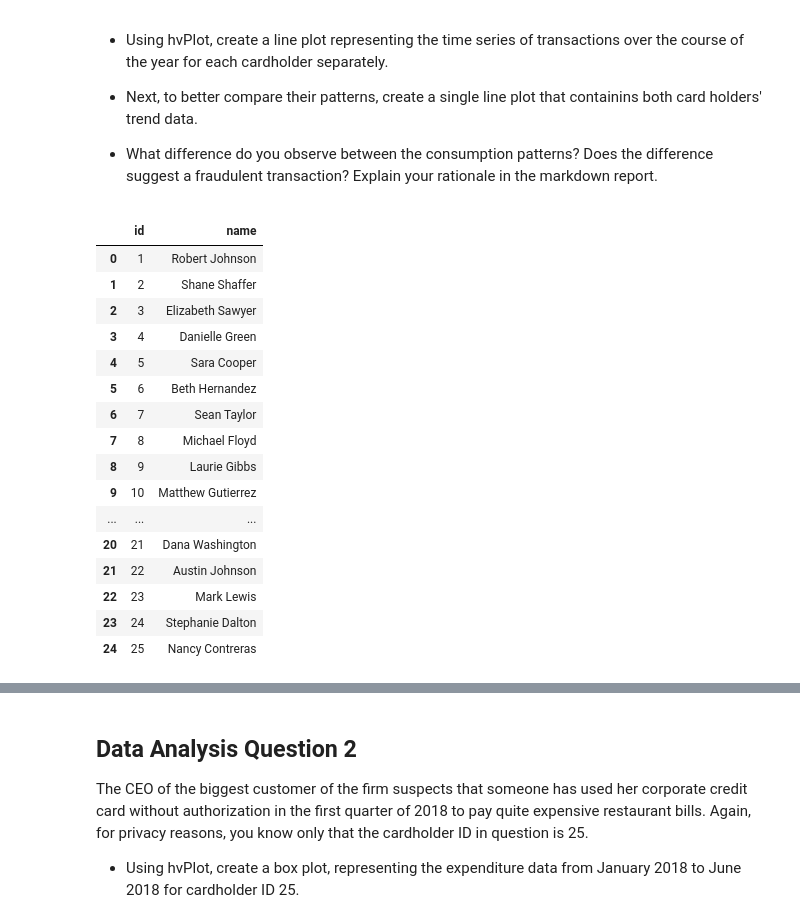
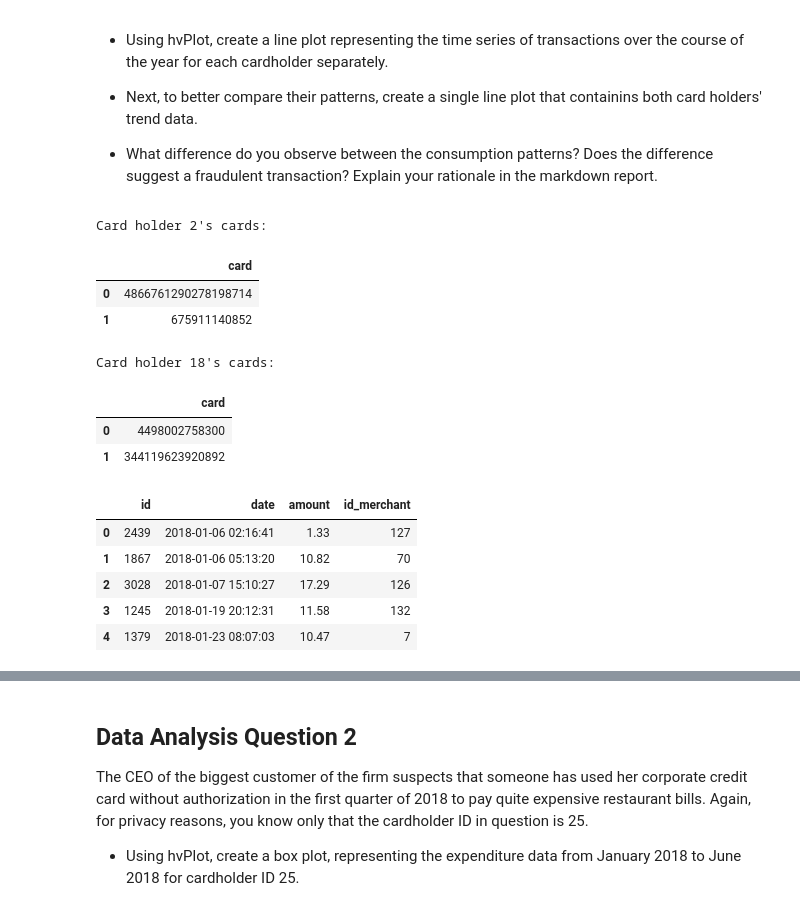
Before and after one commit to MontgomeryG/python-homework, a Jupyter notebook: Module 7 Challenge/Starter_Files/visual_data_analysis.ipynb, the cells around one changed output, grey strips where cells are left out. Cells and saved outputs as stored; diff of their text form; code cells hidden in the pictures.

```diff
--- a/Module 7 Challenge/Starter_Files/visual_data_analysis.ipynb
+++ b/Module 7 Challenge/Starter_Files/visual_data_analysis.ipynb
@@ -124,30 +121,40 @@ The two most important customers of the firm may have been hacked. Verify if the
 * What difference do you observe between the consumption patterns? Does the difference suggest a fraudulent transaction? Explain your rationale in the markdown report.
 # %%
 # loading data for card holder 2 and 18 from the database
+
+# We only know cardholder_id.
+# Link cardholder_id in credit_card_table to card.
+# Link card in credit_card_table to card in transaction_table
+
 # Write the query
-query = """
-        SELECT * FROM card_holder_table
+query1 = """
+        SELECT card FROM credit_card_table
+        WHERE cardholder_id = '2'
         """
 # Create a DataFrame from the query result. HINT: Use pd.read_sql(query, engine)
 
-test_1 = pd.read_sql(query, engine)
+card_holder_2_ccs = pd.read_sql(query1, engine)
 
-test_1
+# Write the query
+query2 = """
+        SELECT card FROM credit_card_table
+        WHERE cardholder_id = '18'
+        """
+# Create a DataFrame from the query result. HINT: Use pd.read_sql(query, engine)
+
+card_holder_18_ccs = pd.read_sql(query2, engine)
+
+print(f"Card holder 2's cards:")
+display(card_holder_2_ccs)
+
+print(f"Card holder 18's cards:")
+display(card_holder_18_ccs)
 # %% [output]
+Card holder 2's cards:
-|  | id | name |
-| 0 | 1 | Robert Johnson |
-| 1 | 2 | Shane Shaffer |
-| 2 | 3 | Elizabeth Sawyer |
-| 3 | 4 | Danielle Green |
-| 4 | 5 | Sara Cooper |
-| 5 | 6 | Beth Hernandez |
-| 6 | 7 | Sean Taylor |
-| 7 | 8 | Michael Floyd |
-| 8 | 9 | Laurie Gibbs |
-| 9 | 10 | Matthew Gutierrez |
-| ... | ... | ... |
-| 20 | 21 | Dana Washington |
-| 21 | 22 | Austin Johnson |
-| 22 | 23 | Mark Lewis |
-| 23 | 24 | Stephanie Dalton |
-| 24 | 25 | Nancy Contreras |
+|  | card |
+| 0 | 4866761290278198714 |
+| 1 | 675911140852 |
+Card holder 18's cards:
+|  | card |
+| 0 | 4498002758300 |
+| 1 | 344119623920892 |
@@ -159,0 +161,17 @@ test_1
+# %%
+# Write the query to get the data from transaction_table given card holder 2, card with index 0
+query3 = """
+        SELECT id, date, amount, id_merchant FROM transaction_table
+        WHERE card='4866761290278198714'
+        """
+
+transactions_id2_CC1 = pd.read_sql(query3, engine)
+
+transactions_id2_CC1.head()
+# %% [output]
+|  | id | date | amount | id_merchant |
+| 0 | 2439 | 2018-01-06 02:16:41 | 1.33 | 127 |
+| 1 | 1867 | 2018-01-06 05:13:20 | 10.82 | 70 |
+| 2 | 3028 | 2018-01-07 15:10:27 | 17.29 | 126 |
+| 3 | 1245 | 2018-01-19 20:12:31 | 11.58 | 132 |
+| 4 | 1379 | 2018-01-23 08:07:03 | 10.47 | 7 |
```
Also changed, not shown: parts of 14 cells of this notebook.
